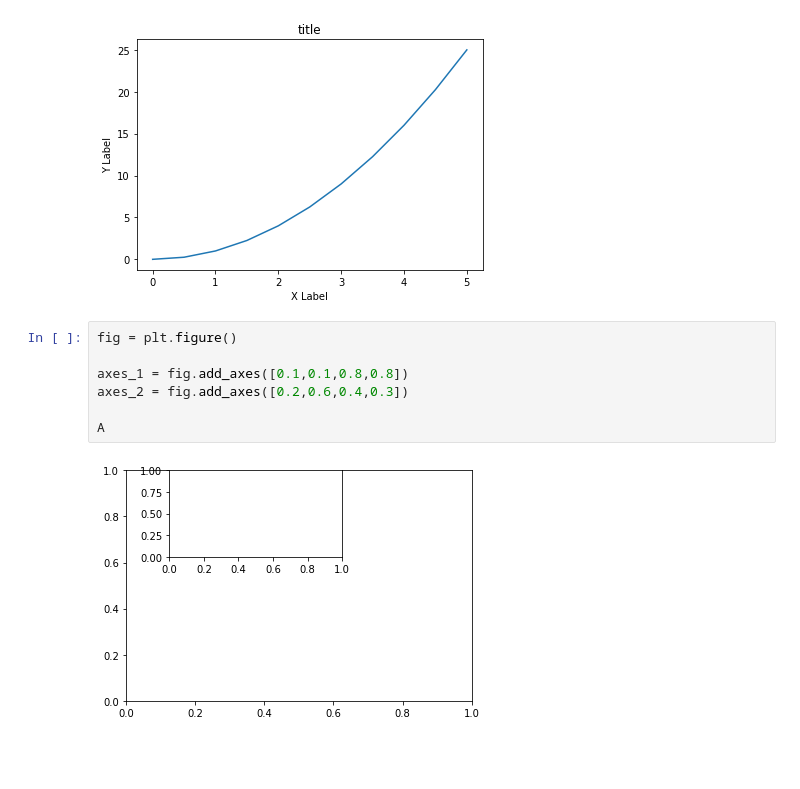
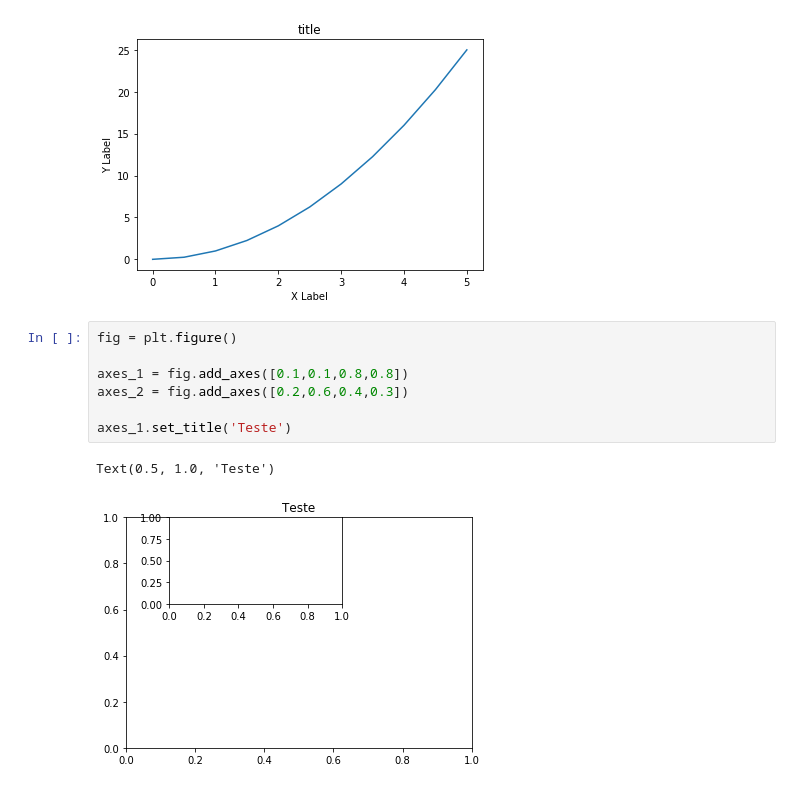
Before and after one commit to paulocalado/python_for_ml, a Jupyter notebook: Matplotlib/matplotlib.ipynb, the cells around one changed output. Cells and saved outputs as stored; diff of their text form; blank space fills up the shorter version.

```diff
--- a/Matplotlib/matplotlib.ipynb
+++ b/Matplotlib/matplotlib.ipynb
@@ -52,9 +52,10 @@ Text(0.5, 1.0, 'title')
 # %%
 fig = plt.figure()
 
 axes_1 = fig.add_axes([0.1,0.1,0.8,0.8])
 axes_2 = fig.add_axes([0.2,0.6,0.4,0.3])
 
-A
+axes_1.set_title('Teste')
 # %% [output]
+Text(0.5, 1.0, 'Teste')
-[figure, old version]
+[figure, new version]
```
Also changed, not shown: parts of 8 cells of this notebook, 2 other files.
